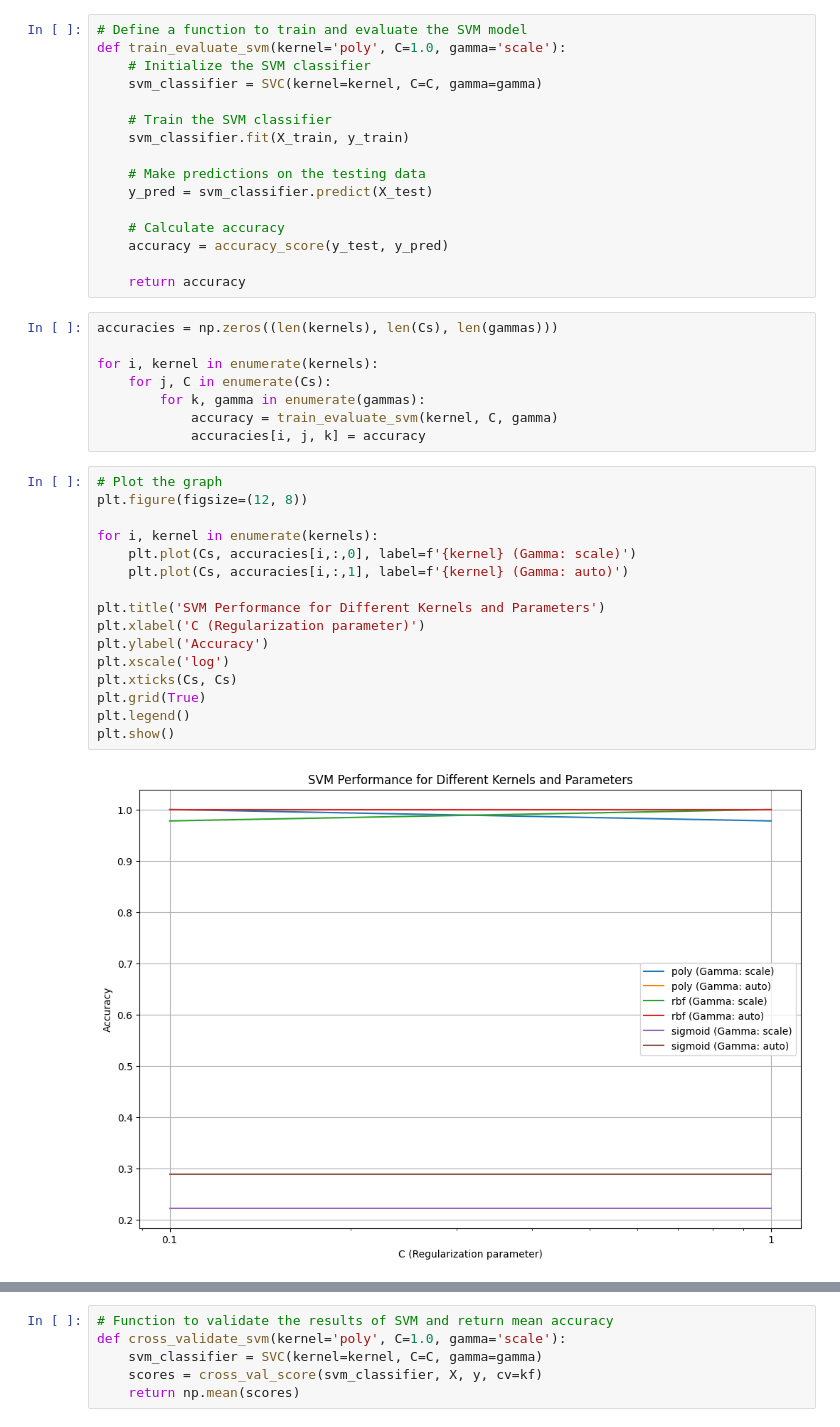
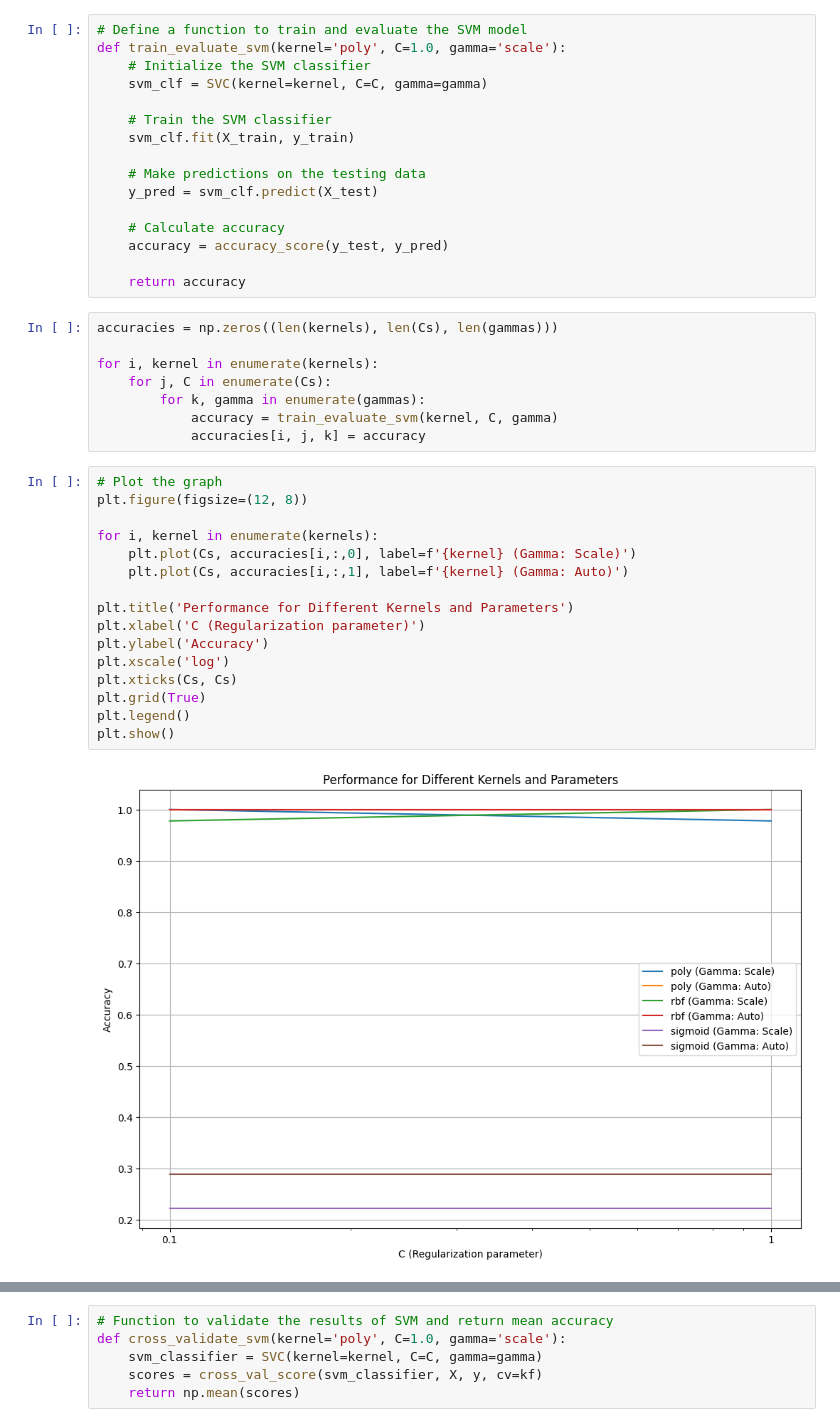
Before and after one commit to iamanupam1/SVM-Implementation-Group-Project, a Jupyter notebook: MLF_SVM_Implementation_Group_Project.ipynb, the cells around one changed output, grey strips where cells are left out. Saved outputs shown, nothing was run; the diff lists cells and outputs as text.

```diff
--- a/MLF_SVM_Implementation_Group_Project.ipynb
+++ b/MLF_SVM_Implementation_Group_Project.ipynb
@@ -89,13 +91,13 @@ gammas = ['scale', 'auto']
 # Define a function to train and evaluate the SVM model
 def train_evaluate_svm(kernel='poly', C=1.0, gamma='scale'):
     # Initialize the SVM classifier
-    svm_classifier = SVC(kernel=kernel, C=C, gamma=gamma)
+    svm_clf = SVC(kernel=kernel, C=C, gamma=gamma)
 
     # Train the SVM classifier
-    svm_classifier.fit(X_train, y_train)
+    svm_clf.fit(X_train, y_train)
 
     # Make predictions on the testing data
-    y_pred = svm_classifier.predict(X_test)
+    y_pred = svm_clf.predict(X_test)
 
     # Calculate accuracy
     accuracy = accuracy_score(y_test, y_pred)
@@ -112,20 +114,20 @@ for i, kernel in enumerate(kernels):
 # %%
 # Plot the graph
 plt.figure(figsize=(12, 8))
 
 for i, kernel in enumerate(kernels):
-    plt.plot(Cs, accuracies[i,:,0], label=f'{kernel} (Gamma: scale)')
-    plt.plot(Cs, accuracies[i,:,1], label=f'{kernel} (Gamma: auto)')
+    plt.plot(Cs, accuracies[i,:,0], label=f'{kernel} (Gamma: Scale)')
+    plt.plot(Cs, accuracies[i,:,1], label=f'{kernel} (Gamma: Auto)')
 
-plt.title('SVM Performance for Different Kernels and Parameters')
+plt.title('Performance for Different Kernels and Parameters')
 plt.xlabel('C (Regularization parameter)')
 plt.ylabel('Accuracy')
 plt.xscale('log')
 plt.xticks(Cs, Cs)
 plt.grid(True)
 plt.legend()
 plt.show()
 # %% [output]
-[figure, old version]
+[figure, new version]
 # %%
 # K Fold Cross Validation Implementation (Number of Folds (K) = 5)
```
Also changed, not shown: parts of 6 cells of this notebook.
